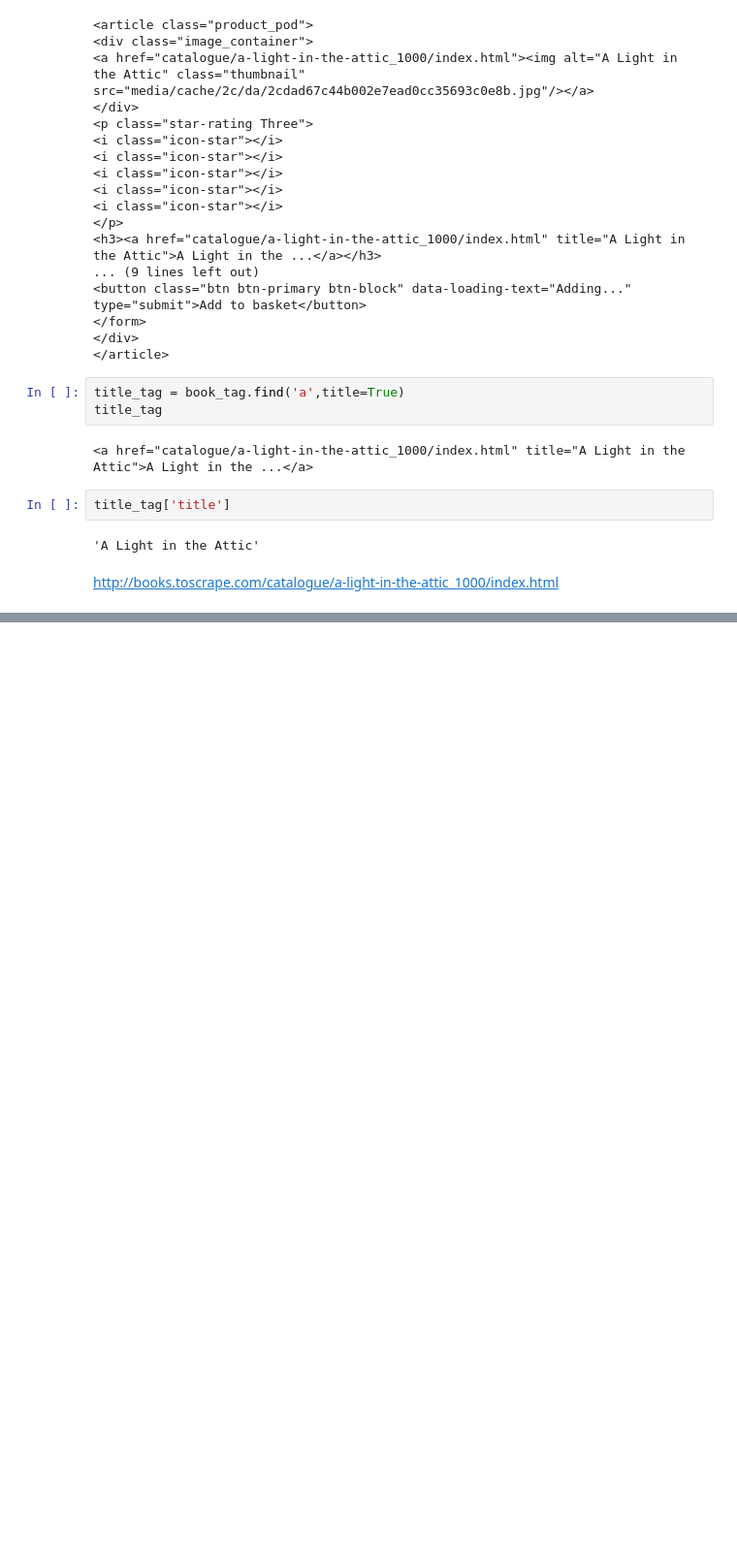
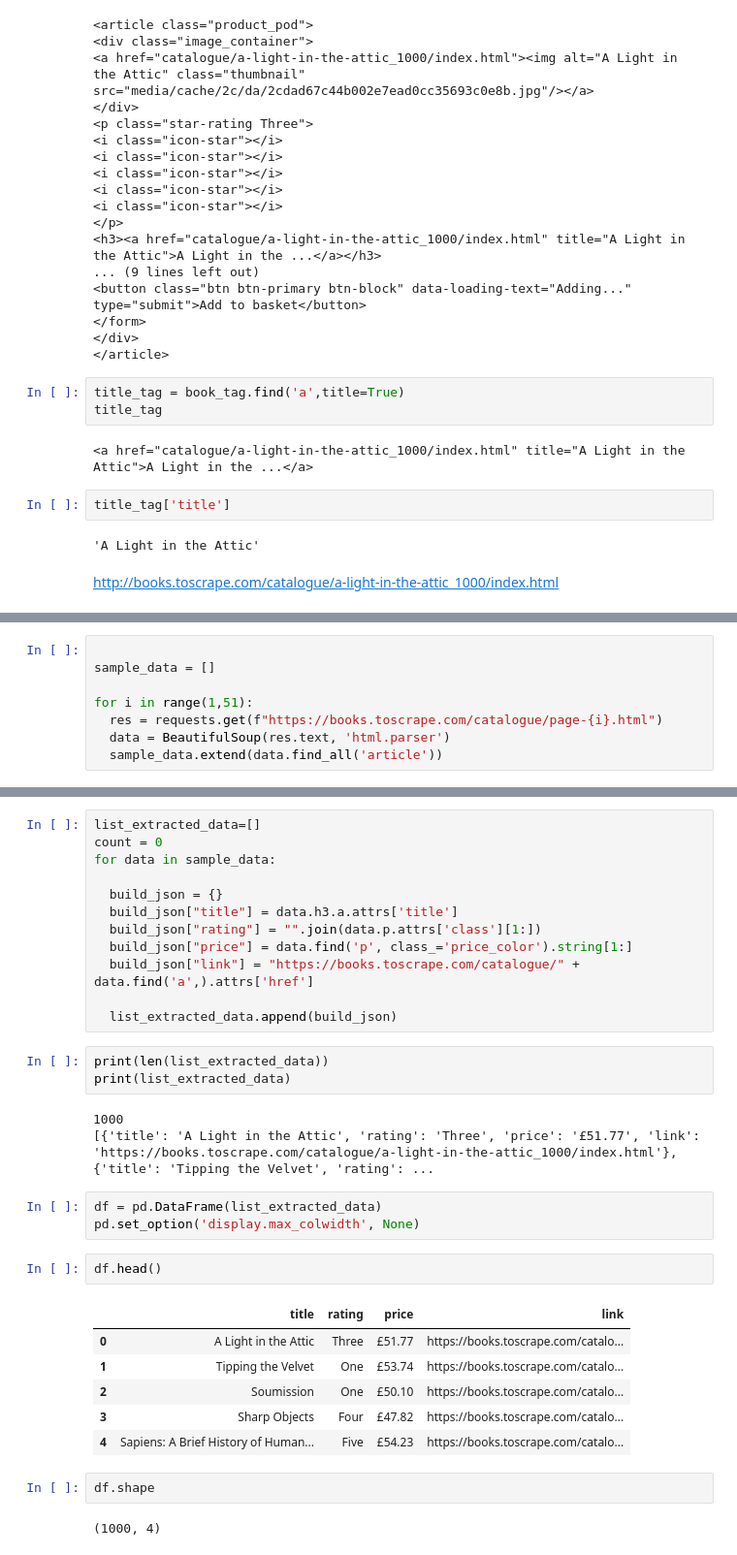
Before and after one commit to Av419/Sql-Murder-Mystery, a Jupyter notebook: Web_Scrapping_Aviral.ipynb, the cells around one changed output, grey strips where cells are left out. Shown at 97% size. Saved outputs shown, nothing was run; the diff lists cells and outputs as text; blank space fills up the shorter version.

```diff
--- a/Web_Scrapping_Aviral.ipynb
+++ b/Web_Scrapping_Aviral.ipynb
@@ -84,0 +89,8 @@ http://books.toscrape.com/catalogue/a-light-in-the-attic_1000/index.html
+# %%
+
+sample_data = []
+
+for i in range(1,51):
+  res = requests.get(f"https://books.toscrape.com/catalogue/page-{i}.html")
+  data = BeautifulSoup(res.text, 'html.parser')
+  sample_data.extend(data.find_all('article'))
@@ -84,0 +118,34 @@ http://books.toscrape.com/catalogue/a-light-in-the-attic_1000/index.html
+# %%
+list_extracted_data=[]
+count = 0
+for data in sample_data:
+
+  build_json = {}
+  build_json["title"] = data.h3.a.attrs['title']
+  build_json["rating"] = "".join(data.p.attrs['class'][1:])
+  build_json["price"] = data.find('p', class_='price_color').string[1:]
+  build_json["link"] = "https://books.toscrape.com/catalogue/" + data.find('a',).attrs['href']
+
+  list_extracted_data.append(build_json)
+# %%
+print(len(list_extracted_data))
+print(list_extracted_data)
+# %% [output]
+1000
+[{'title': 'A Light in the Attic', 'rating': 'Three', 'price': '£51.77', 'link': 'https://books.toscrape.com/catalogue/a-light-in-the-attic_1000/index.html'}, {'title': 'Tipping the Velvet', 'rating': ...
+# %%
+df = pd.DataFrame(list_extracted_data)
+pd.set_option('display.max_colwidth', None)
+# %%
+df.head()
+# %% [output]
+|  | title | rating | price | link |
+| 0 | A Light in the Attic | Three | £51.77 | https://books.toscrape.com/catalo... |
+| 1 | Tipping the Velvet | One | £53.74 | https://books.toscrape.com/catalo... |
+| 2 | Soumission | One | £50.10 | https://books.toscrape.com/catalo... |
+| 3 | Sharp Objects | Four | £47.82 | https://books.toscrape.com/catalo... |
+| 4 | Sapiens: A Brief History of Human... | Five | £54.23 | https://books.toscrape.com/catalo... |
+# %%
+df.shape
+# %% [output]
+(1000, 4)
```
Also changed, not shown: parts of 2 cells of this notebook.
